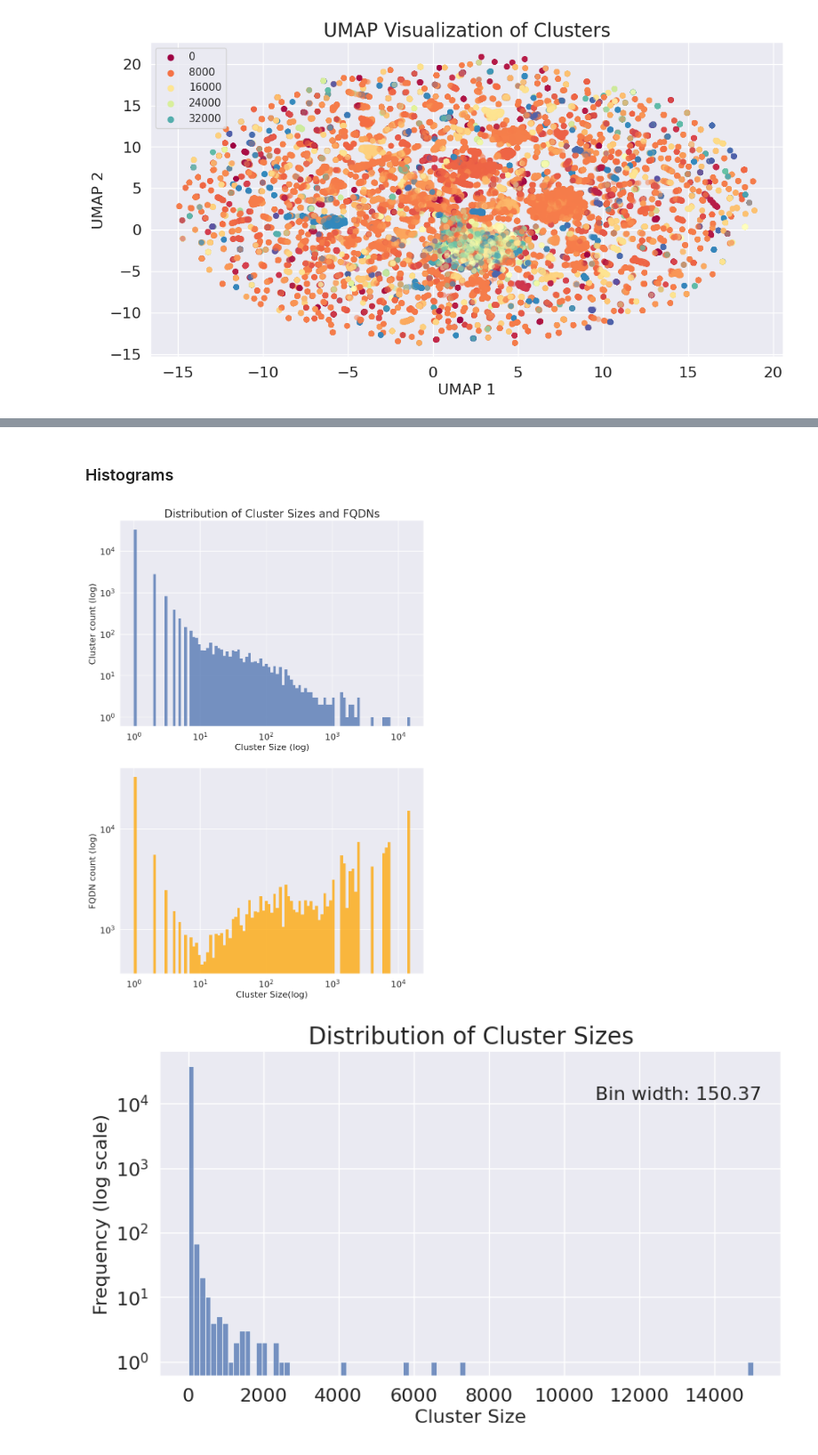
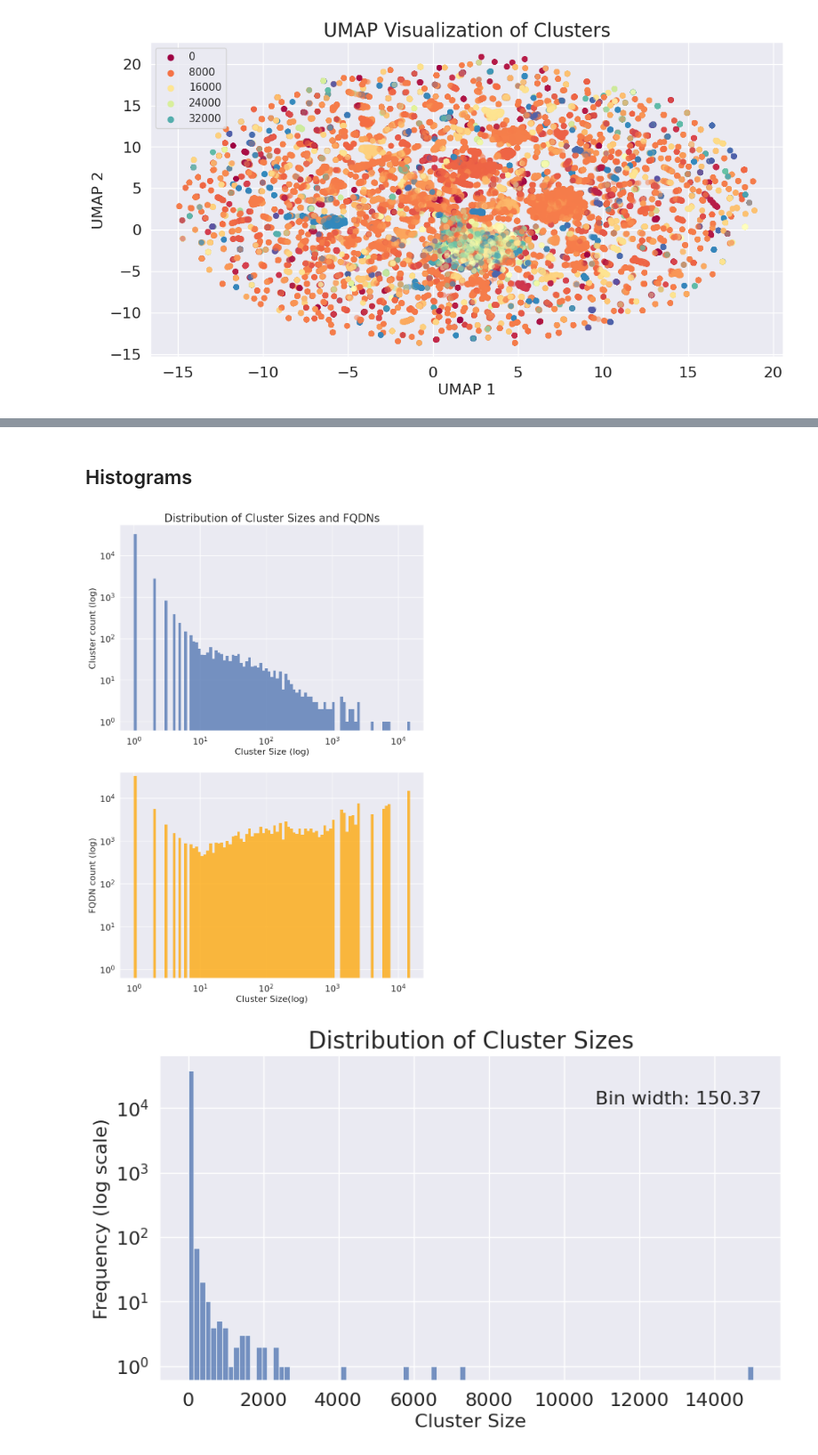
Before and after one commit to Kairixir/URL-domain-name-clustering, a Jupyter notebook: bachelor_thesis.ipynb, the cells around one changed output, grey strips where cells are left out. Shown at 89% size. Cells and saved outputs as stored; diff of their text form; code cells hidden in the pictures.

```diff
--- a/bachelor_thesis.ipynb
+++ b/bachelor_thesis.ipynb
@@ -1024,5 +819,5 @@ dtype: float64
 # %% [markdown]
-### Histograms
+## Histograms
 # %%
 # Set the number of bins to use
 num_bins = 100
@@ -1044,34 +839,37 @@ ax1.set_xscale("log")
 
 
 sns.histplot(
     fqdns_per_cluster_repeated,
     stat="count",
     bins=bins_ax,
     color="orange",
     log=True,
     ax=ax2,
 )
 ax2.set_xlabel("Cluster Size(log)")
 ax2.set_ylabel("FQDN count (log)")
+
 ax2.set_xscale("log")
+ax2.set_ybound(ax2.get_xbound()[0])
+
 
 if SAVE_FIGS:
     plt.savefig(
         "visualisations/svg/histogram-overall-log.svg",
         bbox_inches="tight",
         pad_inches=0,
         dpi=600,
     )
     plt.savefig(
         "visualisations/pdf/histogram-overall-log.pdf",
         bbox_inches="tight",
         pad_inches=0,
         dpi=600,
     )
 
 plt.show()
 # %% [output]
-[figure, old version]
+[figure, new version]
 # %%
 bin_count = 100
 bin_width = (cluster_sizes.max() - cluster_sizes.min()) / bin_count
```
Also changed, not shown: parts of 101 cells of this notebook, 2 other files.
